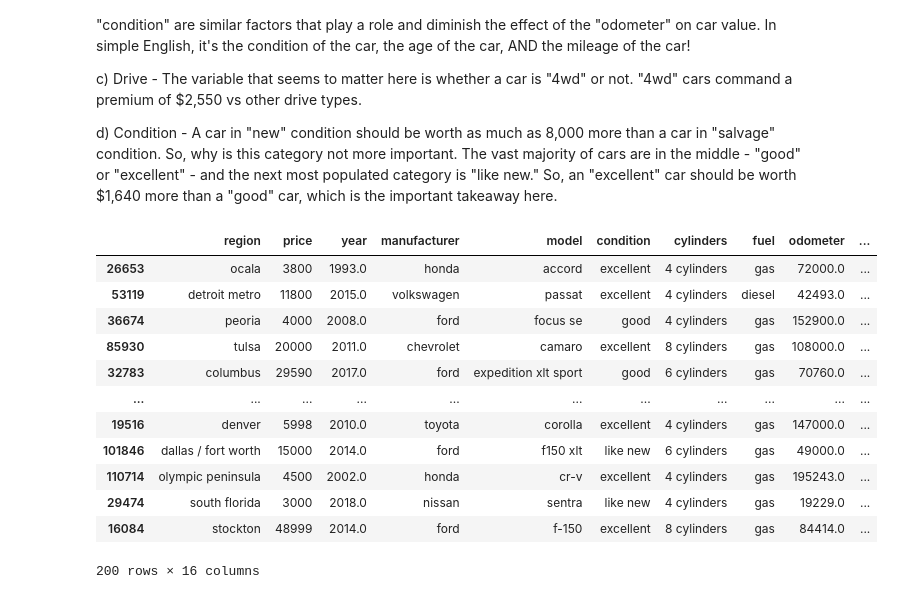
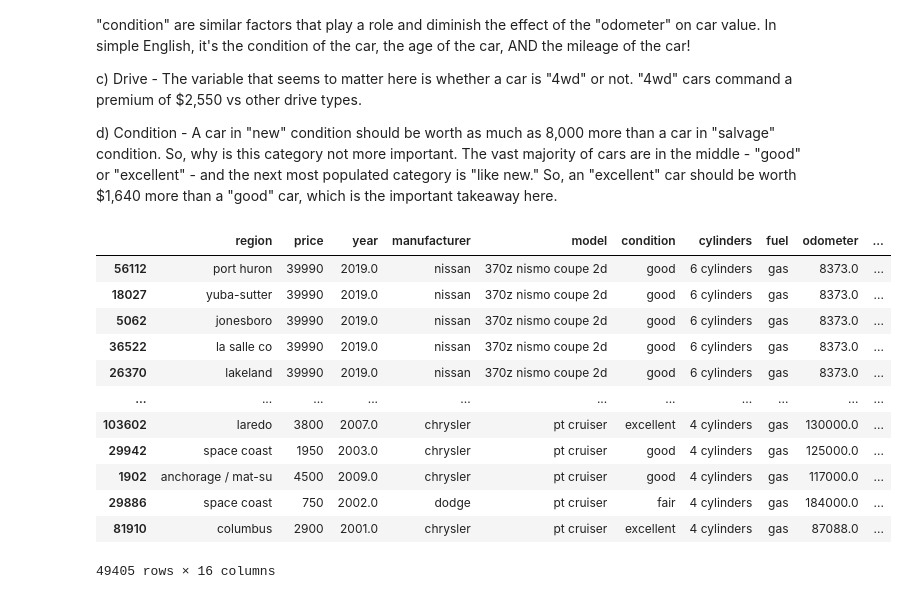
Before and after one commit to jthump100/Used-Cars, a Jupyter notebook: cars.ipynb, the cells around one changed output. Cells and saved outputs as stored; diff of their text form; code cells hidden in the pictures.

```diff
--- a/cars.ipynb
+++ b/cars.ipynb
@@ -1041,35 +999,33 @@ d) Condition - A car in "new" condition should be worth as much as 8,000 more th
 # %%
 # retrieve relationship between James-Stein values and original models
 
 # do James-Stein encoding on manufacturer
 categorical_columns = ['model']
 # Initialize the James-Stein encoder
 encoder = ce.JamesSteinEncoder(
         cols=categorical_columns
     )
 # Fit and transform the data
 encoded_values = encoder.fit_transform(vehicles2[categorical_columns], vehicles2['price'])
 
 # Create a new DataFrame with the encoded values
 result_df3 = vehicles2.copy()
 for col in categorical_columns:
     result_df3[f'{col}_james_stein'] = encoded_values[col]
 
 result_df3.head()
 result_df3.sort_values(by = 'model_james_stein', ascending = False)
-
-result_df3.sample(200)
 # %% [output]
 |  | region | price | year | manufacturer | model | condition | cylinders | fuel | odometer | ... |
-| 26653 | ocala | 3800 | 1993.0 | honda | accord | excellent | 4 cylinders | gas | 72000.0 | ... |
-| 53119 | detroit metro | 11800 | 2015.0 | volkswagen | passat | excellent | 4 cylinders | diesel | 42493.0 | ... |
-| 36674 | peoria | 4000 | 2008.0 | ford | focus se | good | 4 cylinders | gas | 152900.0 | ... |
-| 85930 | tulsa | 20000 | 2011.0 | chevrolet | camaro | excellent | 8 cylinders | gas | 108000.0 | ... |
-| 32783 | columbus | 29590 | 2017.0 | ford | expedition xlt sport | good | 6 cylinders | gas | 70760.0 | ... |
+| 56112 | port huron | 39990 | 2019.0 | nissan | 370z nismo coupe 2d | good | 6 cylinders | gas | 8373.0 | ... |
+| 18027 | yuba-sutter | 39990 | 2019.0 | nissan | 370z nismo coupe 2d | good | 6 cylinders | gas | 8373.0 | ... |
+| 5062 | jonesboro | 39990 | 2019.0 | nissan | 370z nismo coupe 2d | good | 6 cylinders | gas | 8373.0 | ... |
+| 36522 | la salle co | 39990 | 2019.0 | nissan | 370z nismo coupe 2d | good | 6 cylinders | gas | 8373.0 | ... |
+| 26370 | lakeland | 39990 | 2019.0 | nissan | 370z nismo coupe 2d | good | 6 cylinders | gas | 8373.0 | ... |
 | ... | ... | ... | ... | ... | ... | ... | ... | ... | ... | ... |
-| 19516 | denver | 5998 | 2010.0 | toyota | corolla | excellent | 4 cylinders | gas | 147000.0 | ... |
-| 101846 | dallas / fort worth | 15000 | 2014.0 | ford | f150 xlt | like new | 6 cylinders | gas | 49000.0 | ... |
-| 110714 | olympic peninsula | 4500 | 2002.0 | honda | cr-v | excellent | 4 cylinders | gas | 195243.0 | ... |
-| 29474 | south florida | 3000 | 2018.0 | nissan | sentra | like new | 4 cylinders | gas | 19229.0 | ... |
-| 16084 | stockton | 48999 | 2014.0 | ford | f-150 | excellent | 8 cylinders | gas | 84414.0 | ... |
+| 103602 | laredo | 3800 | 2007.0 | chrysler | pt cruiser | excellent | 4 cylinders | gas | 130000.0 | ... |
+| 29942 | space coast | 1950 | 2003.0 | chrysler | pt cruiser | good | 4 cylinders | gas | 125000.0 | ... |
+| 1902 | anchorage / mat-su | 4500 | 2009.0 | chrysler | pt cruiser | good | 4 cylinders | gas | 117000.0 | ... |
+| 29886 | space coast | 750 | 2002.0 | dodge | pt cruiser | fair | 4 cylinders | gas | 184000.0 | ... |
+| 81910 | columbus | 2900 | 2001.0 | chrysler | pt cruiser | excellent | 4 cylinders | gas | 87088.0 | ... |
-200 rows × 16 columns
+49405 rows × 16 columns
```
Also changed, not shown: parts of 8 cells of this notebook.
